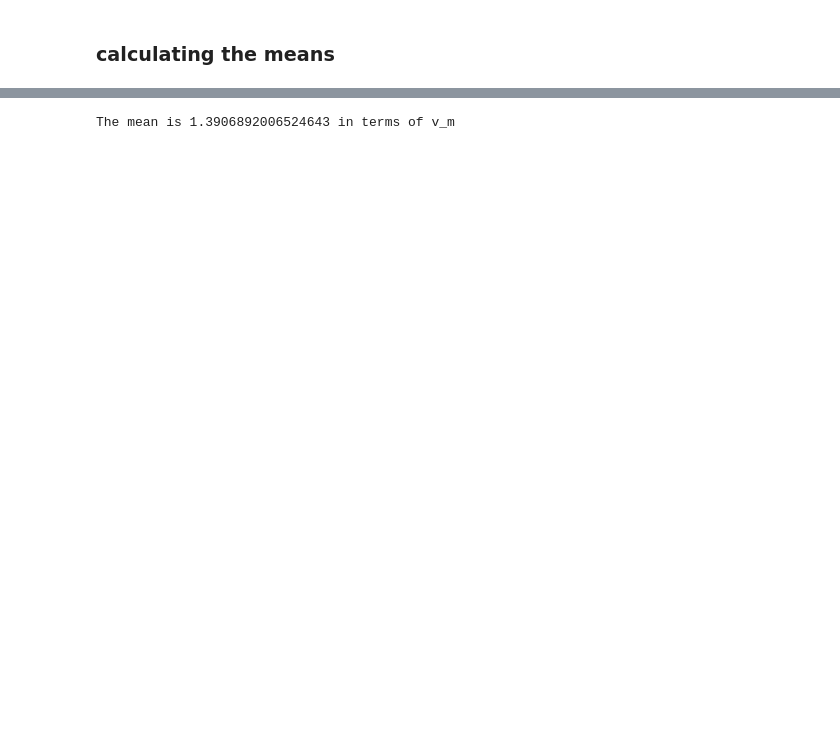
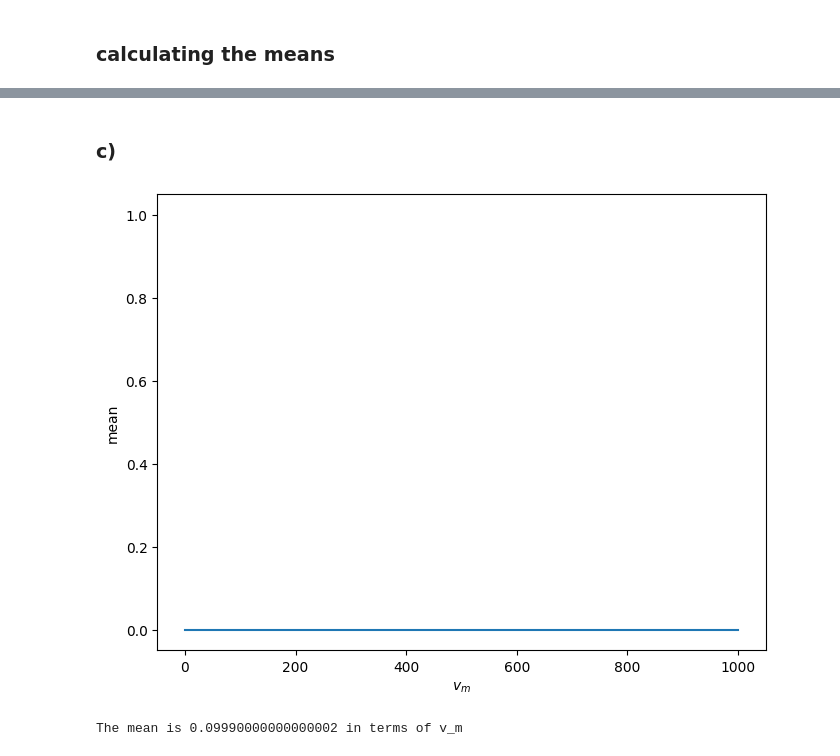
Before and after one commit to joeyko2706/SMD23, a Jupyter notebook: Blatt02/2_4_can.ipynb, the cells around one changed output, grey strips where cells are left out. Cells and saved outputs as stored; diff of their text form; code cells hidden in the pictures; blank space fills up the shorter version.

```diff
--- a/Blatt02/2_4_can.ipynb
+++ b/Blatt02/2_4_can.ipynb
@@ -55,0 +54,18 @@ plt.show()
+# %% [markdown]
+### c)
+# %%
+def vm(m,T):
+    return np.sqrt(2*const.Boltzmann*T/m)
+T= np.linspace(0,1000,1000)
+m = const.physical_constants["molar mass constant"]
+m = m[0]*m[2]
+
+plt.plot(T, f(vm(0.5, T), 1),1,"purple")
+plt.tight_layout(pad=0, h_pad=1.08, w_pad=1.08)
+#plt.xlim(0.1,6.1)
+plt.xlabel("$v_m$")
+plt.ylabel("mean")
+
+plt.show()
+# %% [output]
+[figure, added]
@@ -56,4 +76,4 @@ plt.show()
 # %%
-#print("The mean is", np.mean(f(v,1)), "in terms of v_m")
+print("The mean is", np.mean(f(v,1)), "in terms of v_m")
 # %% [output]
-The mean is 1.3906892006524643 in terms of v_m
+The mean is 0.09990000000000002 in terms of v_m
```
Also changed, not shown: parts of 5 cells of this notebook, 2 other files.
